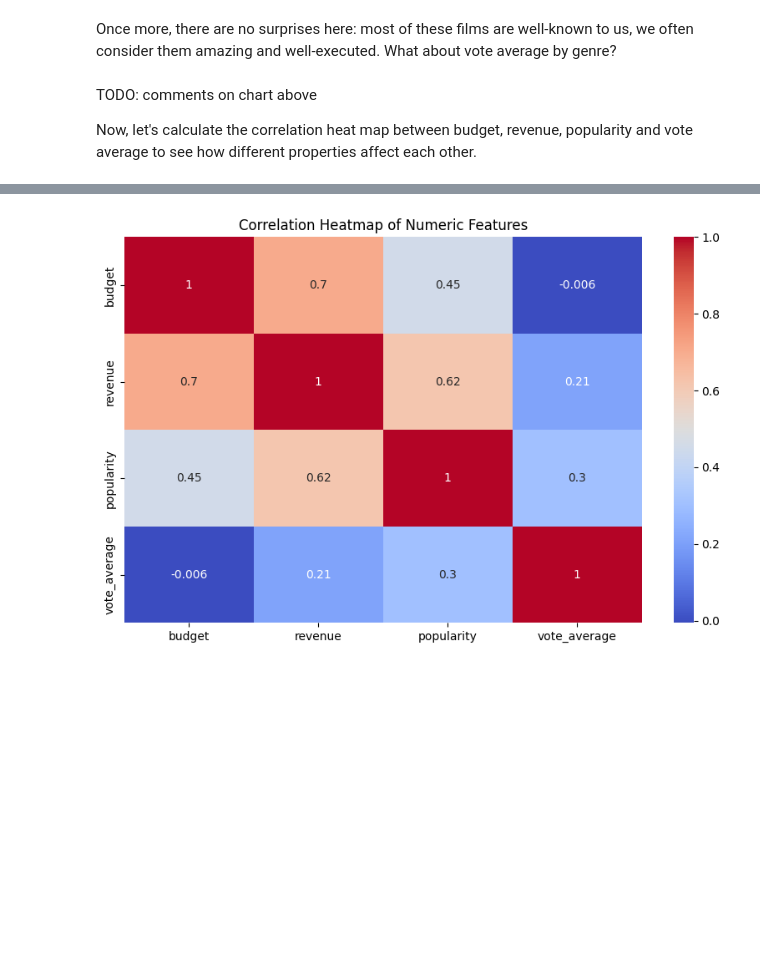
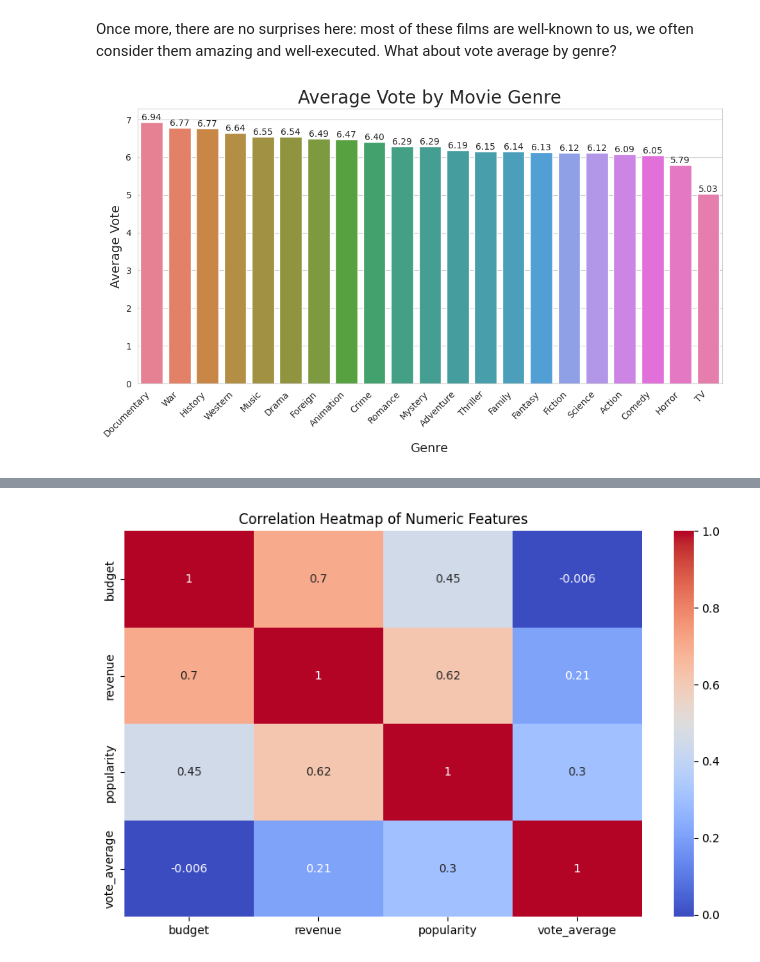
Before and after one commit to timofey256/movies-analysis, a Jupyter notebook: research.ipynb, the cells around one changed output, grey strips where cells are left out. Drawn from its saved outputs; the diff is of its cells as text; code cells hidden in the pictures; blank space fills up the shorter version.

Commit message:
Finished the data exploration part

```diff
--- a/research.ipynb
+++ b/research.ipynb
@@ -152,4 +151,49 @@ Once more, there are no surprises here: most of these films are well-known to us
-# %% [markdown]
-TODO: comments on chart above
-
-Now, let's calculate the correlation heat map between budget, revenue, popularity and vote average to see how different properties affect each other.
+# %%
+INVALID_GENRES = ["Movie", "nan"]
+
+def get_accumulated_votes_and_genre_counter(df):
+    genres_and_votes = [(str(genres).split(), vote) for genres, vote in df[['genres', 'vote_average']].values]
+    counter = defaultdict(int)
+    accumulated_votes = defaultdict(int)
+    for genres, vote in genres_and_votes:
+        for genre in genres:
+            if genre in INVALID_GENRES:
+                continue
+            counter[genre] += 1
+            accumulated_votes[genre] += vote
+
+    return accumulated_votes, counter
+
+def normalize_votes(accumulated_votes_counter_tuple):
+    accumulated_votes, counter = accumulated_votes_counter_tuple
+    return {genre: votes / counter[genre] for genre, votes in accumulated_votes.items()}
+
+def build_plot(data):
+    df_votes = pd.DataFrame.from_dict(data, orient='index', columns=['Average Vote'])
+    df_votes.reset_index(inplace=True)
+    df_votes.columns = ['Genre', 'Average Vote']
+
+    df_votes = df_votes.sort_values('Average Vote', ascending=False)
+
+    plt.figure(figsize=FIGURE_SIZE)
+    sns.set_style("whitegrid")
+
+    ax = sns.barplot(x='Genre', y='Average Vote', hue='Genre', data=df_votes, legend=False)
+    plt.title('Average Vote by Movie Genre', fontsize=20)
+    plt.xlabel('Genre', fontsize=14)
+    plt.ylabel('Average Vote', fontsize=14)
+
+    plt.xticks(rotation=45, ha='right')
+
+    plt.tight_layout()
+
+    for i, v in enumerate(df_votes['Average Vote']):
+        ax.text(i, v, f'{v:.2f}', ha='center', va='bottom')
+
+    return plt
+
+average_vote_by_genre = normalize_votes(get_accumulated_votes_and_genre_counter(df))
+plt = build_plot(average_vote_by_genre)
+plt.show()
+# %% [output]
+[figure, added]
```
Also changed, not shown: parts of 3 cells of this notebook.
